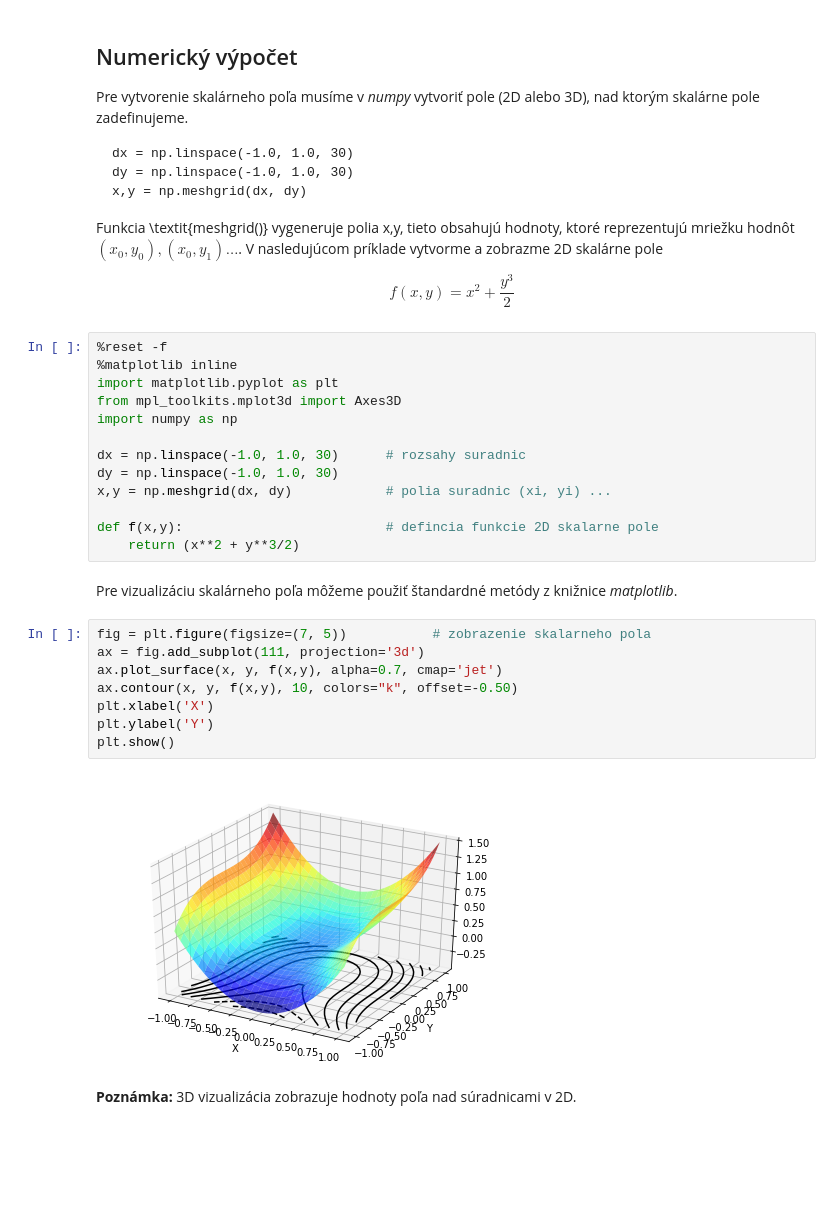
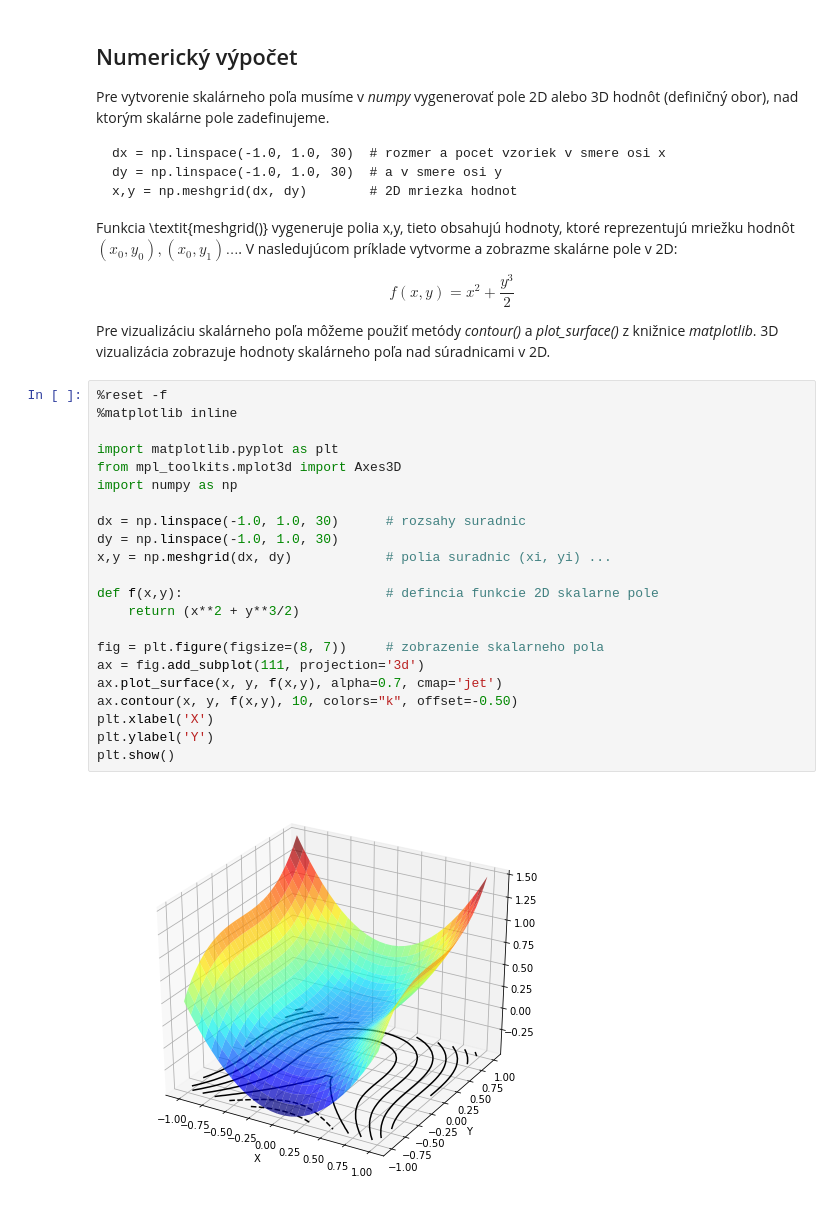
Before and after one commit to pfabo/notebook-fdtd, a Jupyter notebook: 002_skalarne_pole.ipynb, the cells around one changed output. Cells and saved outputs as stored; diff of their text form; blank space fills up the shorter version.

```diff
--- a/002_skalarne_pole.ipynb
+++ b/002_skalarne_pole.ipynb
@@ -7,41 +9,43 @@ V matematike a fyzike je skalárne pole funkciou $f(x,y,z)$ priraďujúce skalá
 # %% [markdown]
 ## Numerický výpočet
 
-Pre vytvorenie skalárneho poľa musíme v *numpy* vytvoriť pole (2D alebo 3D), nad ktorým skalárne pole zadefinujeme.
+Pre vytvorenie skalárneho poľa musíme v *numpy* vygenerovať pole 2D alebo 3D hodnôt (definičný obor), nad ktorým skalárne pole zadefinujeme.
 
-    dx = np.linspace(-1.0, 1.0, 30)
-    dy = np.linspace(-1.0, 1.0, 30)
-    x,y = np.meshgrid(dx, dy)
+    dx = np.linspace(-1.0, 1.0, 30)  # rozmer a pocet vzoriek v smere osi x
+    dy = np.linspace(-1.0, 1.0, 30)  # a v smere osi y
+    x,y = np.meshgrid(dx, dy)        # 2D mriezka hodnot
 
-Funkcia \textit{meshgrid()} vygeneruje polia x,y, tieto obsahujú hodnoty, ktoré reprezentujú mriežku hodnôt $(x_0, y_0), (x_0, y_1) \dots$. V nasledujúcom príklade vytvorme a zobrazme 2D skalárne pole
+Funkcia \textit{meshgrid()} vygeneruje polia x,y, tieto obsahujú hodnoty, ktoré reprezentujú mriežku hodnôt $(x_0, y_0), (x_0, y_1) \dots$. V nasledujúcom príklade vytvorme a zobrazme skalárne pole v 2D:
 
 \begin{equation*}
 f(x,y) = x^2 + \frac{y^3}{2}
 \end{equation*}
+
+<!-- MEDSKIP -->
+
+Pre vizualizáciu skalárneho poľa môžeme použiť metódy *contour()* a *plot_surface()* z knižnice *matplotlib*. 3D vizualizácia zobrazuje hodnoty skalárneho poľa nad súradnicami v 2D.
+<!-- MEDSKIP -->
 # %%
 %reset -f
 %matplotlib inline
+
 import matplotlib.pyplot as plt
 from mpl_toolkits.mplot3d import Axes3D
 import numpy as np
 
 dx = np.linspace(-1.0, 1.0, 30)      # rozsahy suradnic
 dy = np.linspace(-1.0, 1.0, 30)
 x,y = np.meshgrid(dx, dy)            # polia suradnic (xi, yi) ...
 
 def f(x,y):                          # defincia funkcie 2D skalarne pole
     return (x**2 + y**3/2)
+
+fig = plt.figure(figsize=(8, 7))     # zobrazenie skalarneho pola
+ax = fig.add_subplot(111, projection='3d')
+ax.plot_surface(x, y, f(x,y), alpha=0.7, cmap='jet')
+ax.contour(x, y, f(x,y), 10, colors="k", offset=-0.50)
+plt.xlabel('X')
+plt.ylabel('Y')
+plt.show()
+# %% [output]
+[figure, added]
-# %% [markdown]
- Pre vizualizáciu skalárneho poľa môžeme použiť štandardné metódy z knižnice *matplotlib*.
-# %%
-fig = plt.figure(figsize=(7, 5))           # zobrazenie skalarneho pola
-ax = fig.add_subplot(111, projection='3d')
-ax.plot_surface(x, y, f(x,y), alpha=0.7, cmap='jet')
-ax.contour(x, y, f(x,y), 10, colors="k", offset=-0.50)
-plt.xlabel('X')
-plt.ylabel('Y')
-plt.show()
-# %% [output]
-[figure, removed]
-# %% [markdown]
-**Poznámka:** 3D vizualizácia zobrazuje hodnoty poľa nad súradnicami v 2D.
```
Also changed, not shown: parts of 1 cell of this notebook, 11 other files.
